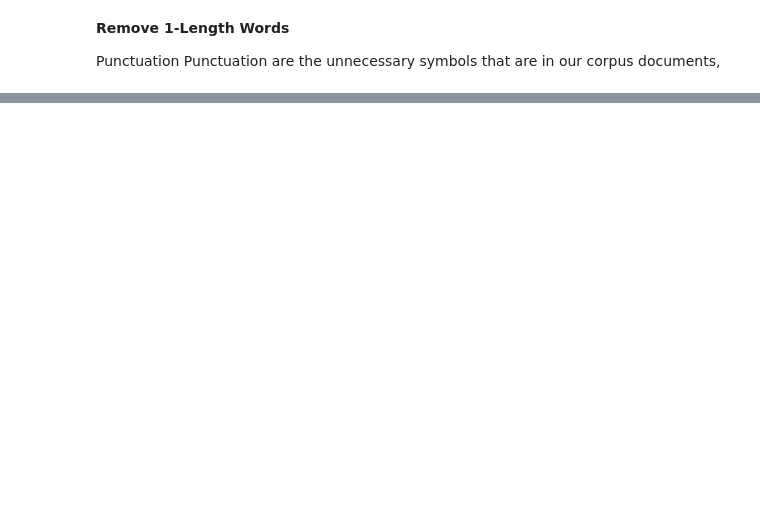
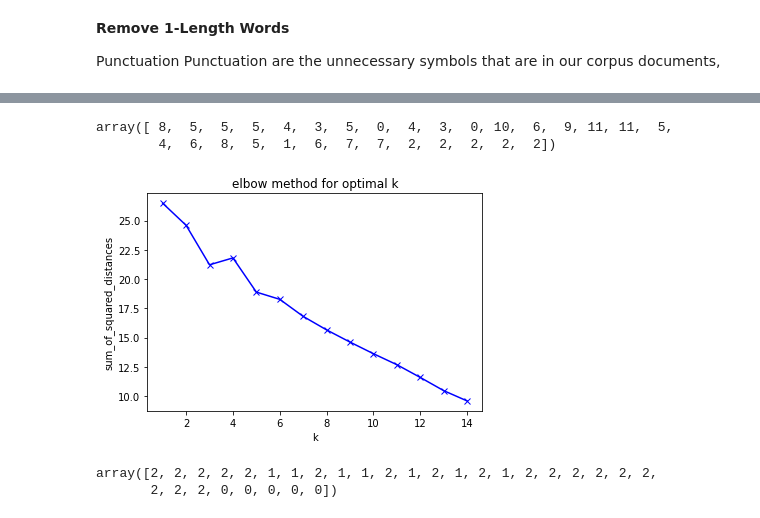
Before and after one commit to msklc/Text-Mining-Approach-to-Analyze-The-Cyber-Security-Related-Articles, a Jupyter notebook: PART-3 Text Mining.ipynb, the cells around one changed output, grey strips where cells are left out. Cells and saved outputs as stored; diff of their text form; code cells hidden in the pictures; blank space fills up the shorter version.

```diff
--- a/PART-3 Text Mining.ipynb
+++ b/PART-3 Text Mining.ipynb
@@ -344,0 +389,3 @@ Total unique words after lemmatization: 29316
+# %%
+df = pd.DataFrame(data=X.toarray(), columns=v.get_feature_names())
+df.head(2)
@@ -344,0 +397,45 @@ Total unique words after lemmatization: 29316
+# %%
+from sklearn.cluster import KMeans
+
+k_means = KMeans(n_clusters=12)
+#Run the clustering algorithm
+model = k_means.fit(df)
+model
+#Generate cluster predictions and store in y_hat
+y_hat = k_means.predict(X)
+y_hat
+# %% [output]
+array([ 8,  5,  5,  5,  4,  3,  5,  0,  4,  3,  0, 10,  6,  9, 11, 11,  5,
+        4,  6,  8,  5,  1,  6,  7,  7,  2,  2,  2,  2,  2])
+# %%
+import matplotlib.pyplot as plt
+
+#for each value of k, we can initialise k_means and use inertia to identify the sum of squared distances of samples to the nearest cluster centre
+sum_of_squared_distances = []
+K = range(1,15)
+for k in K:
+    k_means = KMeans(n_clusters=k)
+    model = k_means.fit(df)
+    sum_of_squared_distances.append(k_means.inertia_)
+
+
+plt.plot(K, sum_of_squared_distances, 'bx-')
+plt.xlabel('k')
+plt.ylabel('sum_of_squared_distances')
+plt.title('Elbow method for optimal k')
+plt.show()
+# %% [output]
+[figure, added]
+# %%
+from sklearn.cluster import KMeans
+
+k_means = KMeans(n_clusters=3)
+#Run the clustering algorithm
+model = k_means.fit(df)
+model
+#Generate cluster predictions and store in y_hat
+y_hat = k_means.predict(X)
+y_hat
+# %% [output]
+array([2, 2, 2, 2, 2, 1, 1, 2, 1, 1, 2, 1, 2, 1, 2, 1, 2, 2, 2, 2, 2, 2,
+       2, 2, 2, 0, 0, 0, 0, 0])
```
Also changed, not shown: parts of 34 cells of this notebook, 4 other files.
